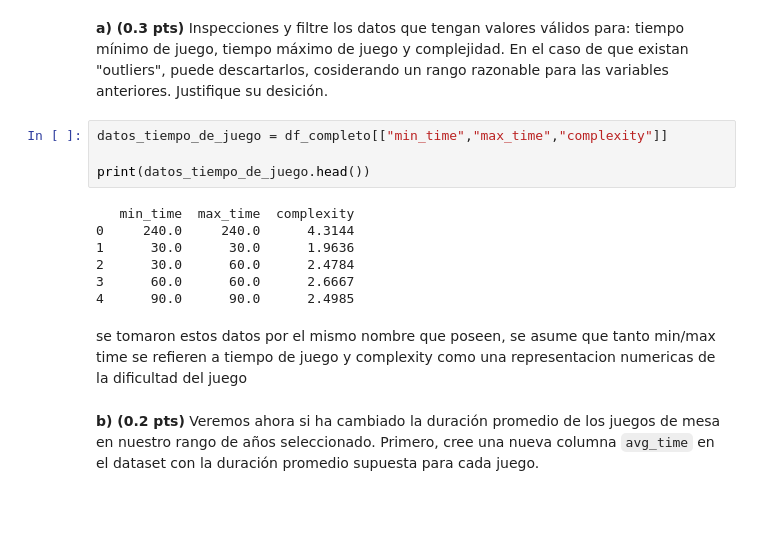
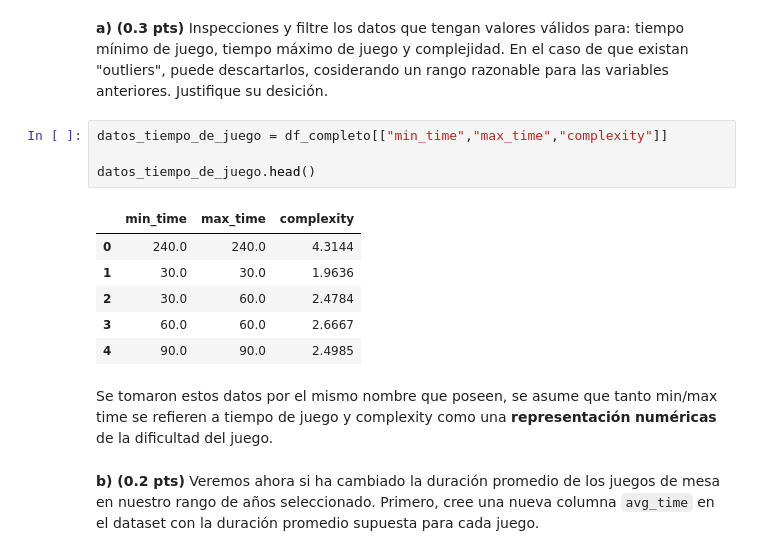
Before and after one commit to esteban78009/IMT2200-Esteban-Cortes, a Jupyter notebook: tareas/tarea 01/IMT2200-25s2 - Tarea 01.ipynb, the cells around one changed output. Cells and saved outputs as stored; diff of their text form; blank space fills up the shorter version.

```diff
--- a/tareas/tarea 01/IMT2200-25s2 - Tarea 01.ipynb
+++ b/tareas/tarea 01/IMT2200-25s2 - Tarea 01.ipynb
@@ -198,16 +196,16 @@ Si bien hay muchas posibles características que podemos explorar para los juego
 # %%
 datos_tiempo_de_juego = df_completo[["min_time","max_time","complexity"]]
 
-print(datos_tiempo_de_juego.head())
+datos_tiempo_de_juego.head()
 # %% [output]
-   min_time  max_time  complexity
-0     240.0     240.0      4.3144
-1      30.0      30.0      1.9636
-2      30.0      60.0      2.4784
-3      60.0      60.0      2.6667
-4      90.0      90.0      2.4985
+|  | min_time | max_time | complexity |
+| 0 | 240.0 | 240.0 | 4.3144 |
+| 1 | 30.0 | 30.0 | 1.9636 |
+| 2 | 30.0 | 60.0 | 2.4784 |
+| 3 | 60.0 | 60.0 | 2.6667 |
+| 4 | 90.0 | 90.0 | 2.4985 |
 # %% [markdown]
-se tomaron estos datos por el mismo nombre que poseen, se asume que tanto min/max time se refieren a tiempo de juego y complexity como una representacion numericas de la dificultad del juego
+Se tomaron estos datos por el mismo nombre que poseen, se asume que tanto min/max time se refieren a tiempo de juego y complexity como una **representación** **numéricas** de la dificultad del juego.
 # %% [markdown]
 **b) (0.2 pts)** Veremos ahora si ha cambiado la duración promedio de los juegos de mesa en nuestro rango de años seleccionado. Primero, cree una nueva columna `avg_time` en el dataset con la duración promedio supuesta para cada juego.
 # %%
```
Also changed, not shown: parts of 13 cells of this notebook.
